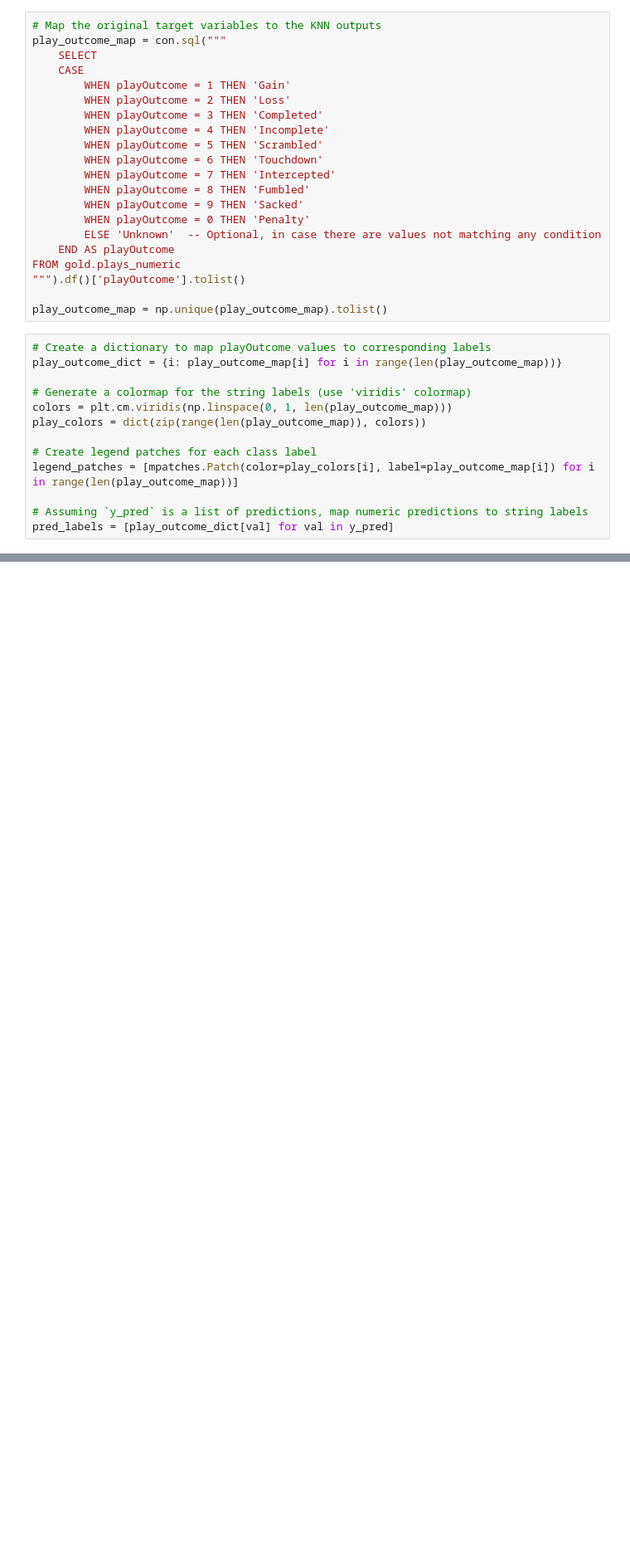
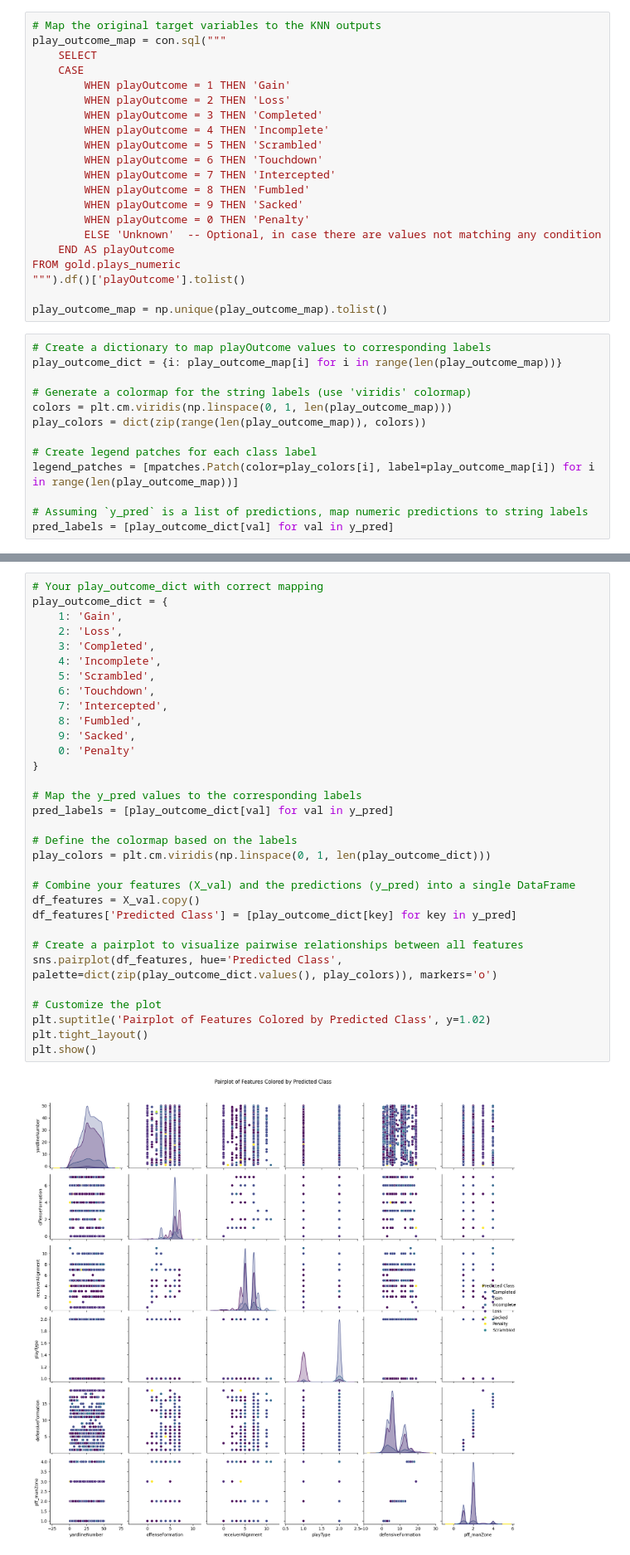
Before and after one commit to ChrisKornaros/NFL_Big_Data_Bowl_2025, a Jupyter notebook: notebooks/knn.ipynb, the cells around one changed output, grey strips where cells are left out. Shown at 83% size. Drawn from its saved outputs; the diff is of its cells as text; blank space fills up the shorter version.

Commit message:
Completed pairwise plot, this seems like it might be a more effective visualization.

```diff
--- a/notebooks/knn.ipynb
+++ b/notebooks/knn.ipynb
@@ -152,0 +147,34 @@ for feature in range(6):
+# %%
+# Your play_outcome_dict with correct mapping
+play_outcome_dict = {
+    1: 'Gain',
+    2: 'Loss',
+    3: 'Completed',
+    4: 'Incomplete',
+    5: 'Scrambled',
+    6: 'Touchdown',
+    7: 'Intercepted',
+    8: 'Fumbled',
+    9: 'Sacked',
+    0: 'Penalty'
+}
+
+# Map the y_pred values to the corresponding labels
+pred_labels = [play_outcome_dict[val] for val in y_pred]
+
+# Define the colormap based on the labels
+play_colors = plt.cm.viridis(np.linspace(0, 1, len(play_outcome_dict)))
+
+# Combine your features (X_val) and the predictions (y_pred) into a single DataFrame
+df_features = X_val.copy()
+df_features['Predicted Class'] = [play_outcome_dict[key] for key in y_pred]
+
+# Create a pairplot to visualize pairwise relationships between all features
+sns.pairplot(df_features, hue='Predicted Class', palette=dict(zip(play_outcome_dict.values(), play_colors)), markers='o')
+
+# Customize the plot
+plt.suptitle('Pairplot of Features Colored by Predicted Class', y=1.02)
+plt.tight_layout()
+plt.show()
+# %% [output]
+[figure, added]
```
Also changed, not shown: parts of 2 cells of this notebook.
